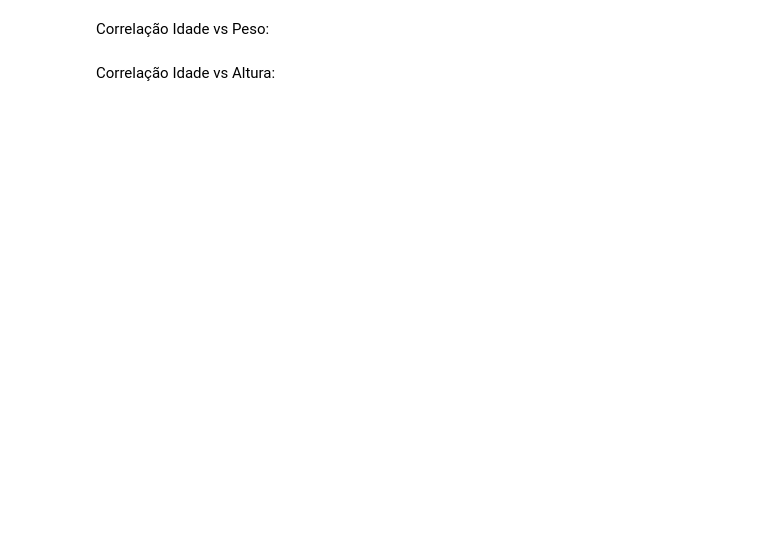
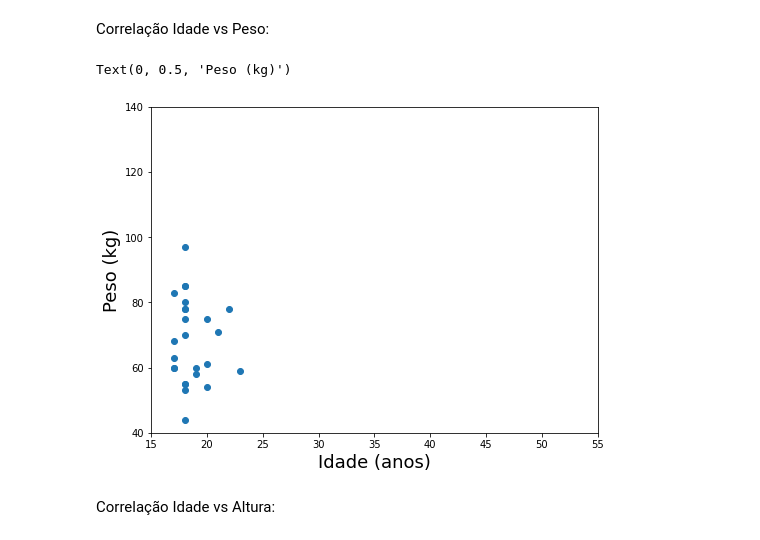
Before and after one commit to elizamelo/FisicaGeral, a Jupyter notebook: Aula01_Dados_da_Turma_2023.ipynb, the cells around one changed output. Drawn from its saved outputs; the diff is of its cells as text; code cells hidden in the pictures; blank space fills up the shorter version.

```diff
--- a/Aula01_Dados_da_Turma_2023.ipynb
+++ b/Aula01_Dados_da_Turma_2023.ipynb
@@ -113,11 +207,14 @@ Correlação Idade vs Peso:
 # %%
 fig = plt.figure( figsize=(8,6) )
 
-plt.plot( array_Idade, array_Peso, 'o' )
+plt.plot( array_Idade.dropna(), array_Peso.dropna(), 'o' )
 plt.xlim( 15, 55 )
 plt.ylim( 40., 140. )
 plt.xlabel( "Idade (anos)", fontsize=18 )
 plt.ylabel( "Peso (kg)", fontsize=18 )
+# %% [output]
+Text(0, 0.5, 'Peso (kg)')
+[figure, added]
 # %% [markdown]
 Correlação Idade vs Altura:
 # %%
```
Also changed, not shown: parts of 44 cells of this notebook.
